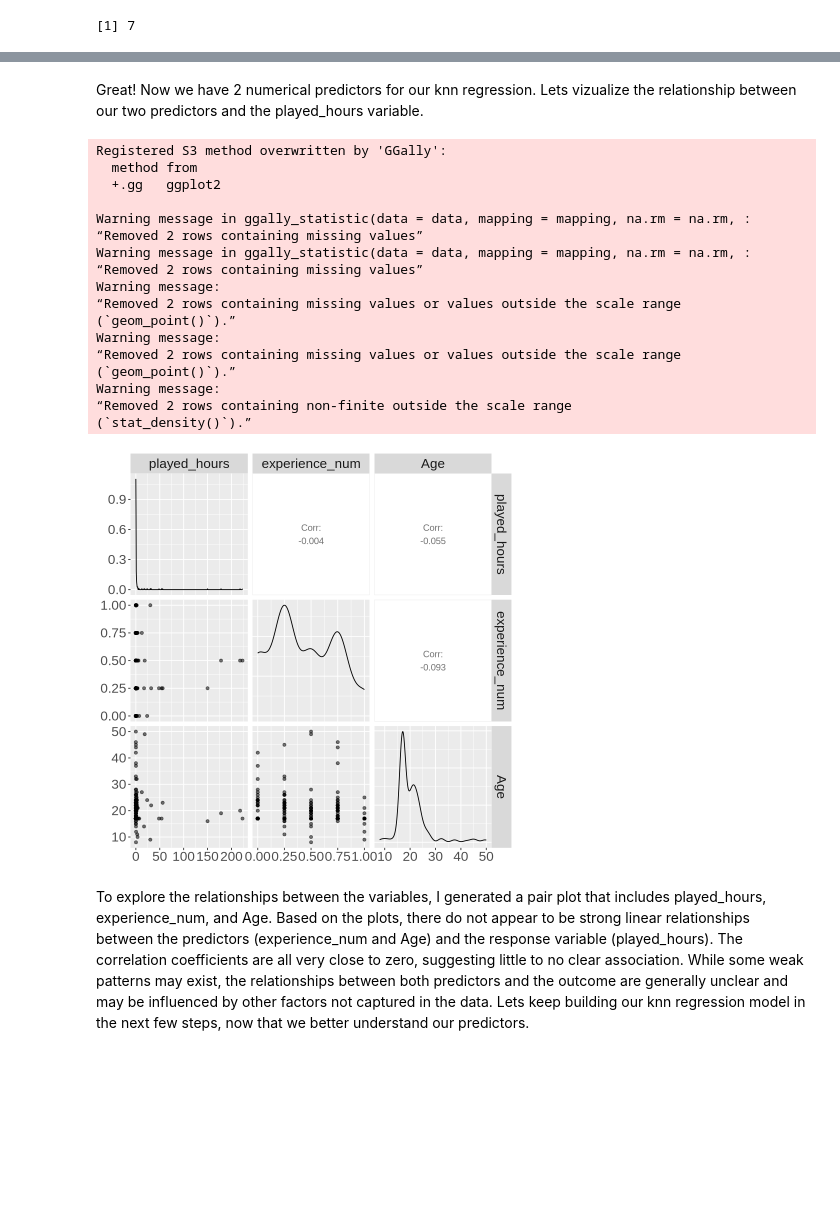
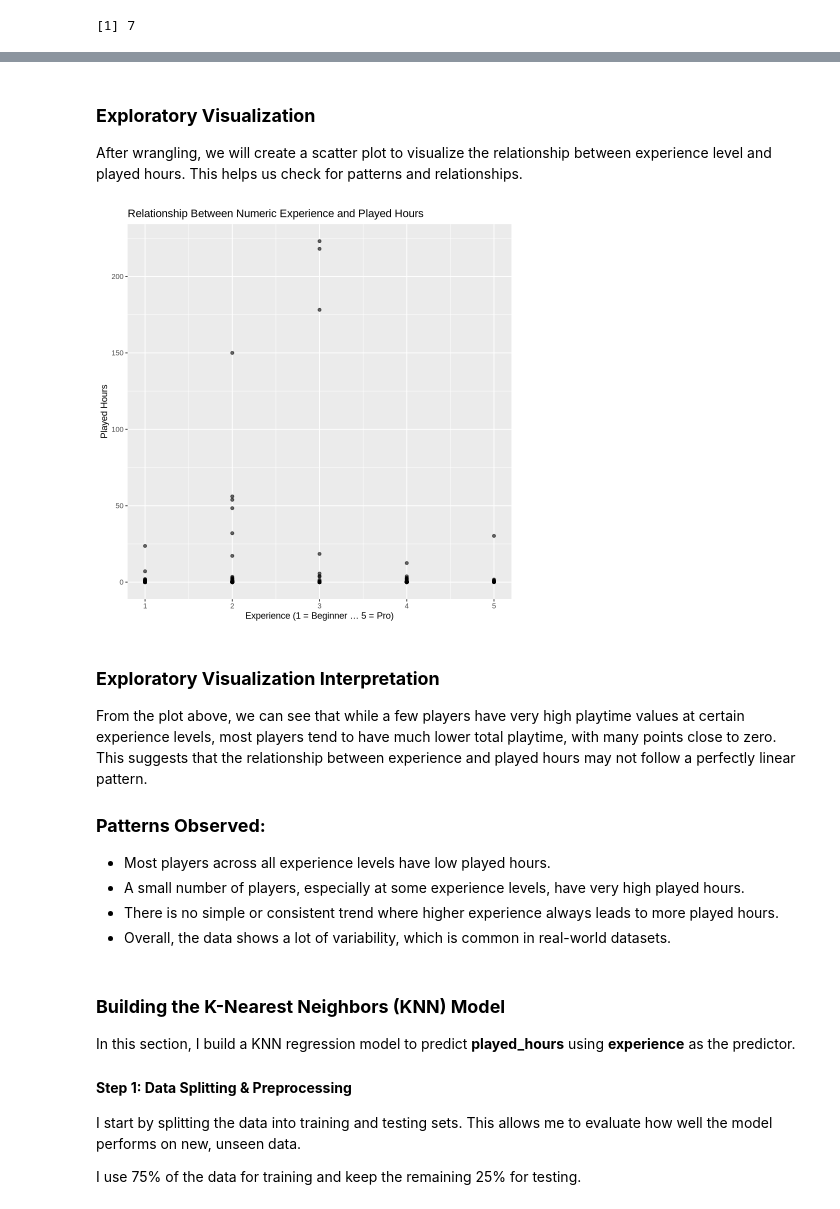
Before and after one commit to anroopchandi/datasci_project, a Jupyter notebook: Project-Notebook.ipynb, the cells around one changed output, grey strips where cells are left out. Drawn from its saved outputs; the diff is of its cells as text; code cells hidden in the pictures; blank space fills up the shorter version.

Commit message:
altered the predictive question slightly
pretty much done eith the methods and results. needs some proof reading and the discussion section is not done yet.

```diff
--- a/Project-Notebook.ipynb
+++ b/Project-Notebook.ipynb
@@ -109,7 +122,14 @@ Now that we understand our data set, let’s tidy and wrangle it for ease of use
 # %%
-# Select only the relevant columns for the analysis
-players_selected <- players_data |>
-  select(experience, played_hours, Age)
+players_data <- read_csv("players (1).csv", show_col_types = FALSE) %>%
+  mutate(
+    experience = factor(
+      experience,
+      levels = c("Beginner", "Amateur", "Regular", "Veteran", "Pro"),
+    ),
+    exp_num = as.numeric(experience)
+  )
 
-players_selected
+knn_df <- players_data %>%
+  select(exp_num, played_hours)
+knn_df
 # %% [output]
@@ -157,34 +146,36 @@ A tibble: 196 × 3
 # %% [markdown]
-Great! Now we have 2 numerical predictors for our knn regression. Lets vizualize the relationship between our two predictors and the played_hours variable.
+### **Exploratory Visualization**
+
+After wrangling, we will create a scatter plot to visualize the relationship between experience level and played hours. This helps us check for patterns and relationships.
 # %%
+players_data_plot<- ggplot(knn_df, aes(x = exp_num, y = played_hours)) +
+  geom_point(alpha = 0.6) +
+  labs(
+    x     = "Experience (1 = Beginner … 5 = Pro)",
+    y     = "Played Hours",
+    title = "Relationship Between Numeric Experience and Played Hours"
+  )
 
-players_for_plot <- players_selected |>
-  select(played_hours, experience_num, Age)
-
-
-pair_plot <- players_for_plot |>
-  ggpairs(mapping = aes(alpha = 0.4)) +
-  theme(text = element_text(size = 20))
-
-pair_plot
+players_data_plot
 # %% [output]
-Registered S3 method overwritten by 'GGally':
-  method from
-  +.gg   ggplot2
-
-Warning message in ggally_statistic(data = data, mapping = mapping, na.rm = na.rm, :
-“Removed 2 rows containing missing values”
-Warning message in ggally_statistic(data = data, mapping = mapping, na.rm = na.rm, :
-“Removed 2 rows containing missing values”
-Warning message:
-“Removed 2 rows containing missing values or values outside the scale range
-(`geom_point()`).”
-Warning message:
-“Removed 2 rows containing missing values or values outside the scale range
-(`geom_point()`).”
-Warning message:
-“Removed 2 rows containing non-finite outside the scale range
-(`stat_density()`).”
-[figure, old version]
+[figure, new version]
 # %% [markdown]
-To explore the relationships between the variables, I generated a pair plot that includes played_hours, experience_num, and Age. Based on the plots, there do not appear to be strong linear relationships between the predictors (experience_num and Age) and the response variable (played_hours). The correlation coefficients are all very close to zero, suggesting little to no clear association. While some weak patterns may exist, the relationships between both predictors and the outcome are generally unclear and may be influenced by other factors not captured in the data. Lets keep building our knn regression model in the next few steps, now that we better understand our predictors.
+### **Exploratory Visualization Interpretation**
+
+From the plot above, we can see that while a few players have very high playtime values at certain experience levels, most players tend to have much lower total playtime, with many points close to zero. This suggests that the relationship between experience and played hours may not follow a perfectly linear pattern.
+
+### **Patterns Observed:**
+
+- Most players across all experience levels have low played hours.
+- A small number of players, especially at some experience levels, have very high played hours.
+- There is no simple or consistent trend where higher experience always leads to more played hours.
+- Overall, the data shows a lot of variability, which is common in real-world datasets.
+# %% [markdown]
+### **Building the K-Nearest Neighbors (KNN) Model**
+In this section, I build a KNN regression model to predict **played_hours** using **experience** as the predictor.
+
+#### **Step 1: Data Splitting & Preprocessing**
+
+I start by splitting the data into training and testing sets. This allows me to evaluate how well the model performs on new, unseen data.
+
+I use 75% of the data for training and keep the remaining 25% for testing.
```
Also changed, not shown: parts of 45 cells of this notebook.
